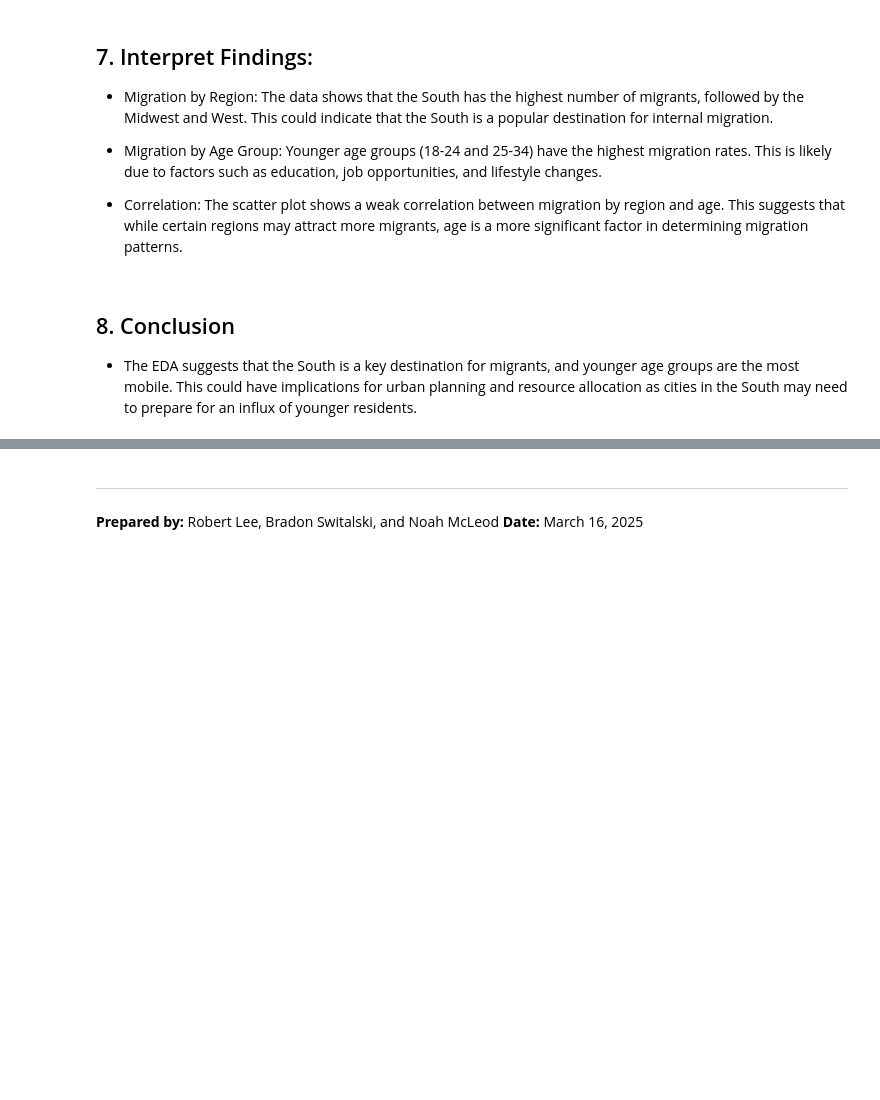
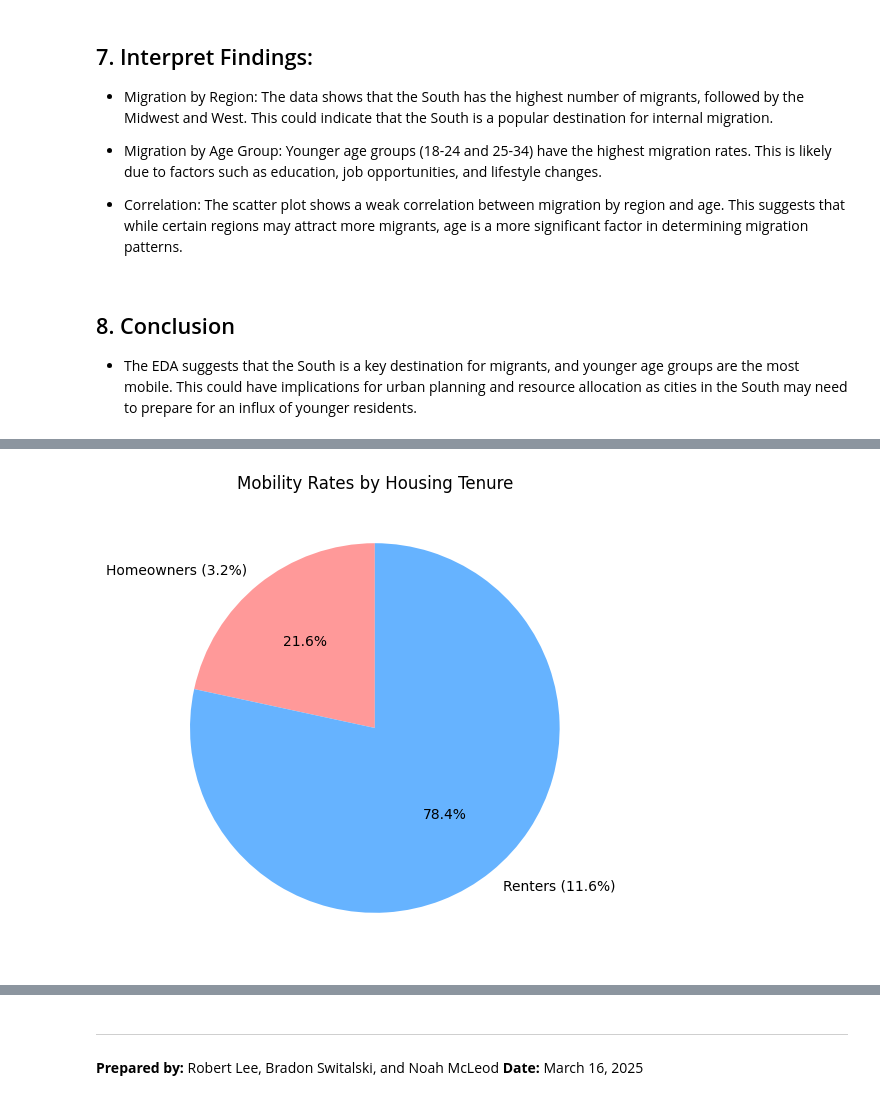
Before and after one commit to SteamedTofu2/DAT490-Capstone, a Jupyter notebook: EDA.ipynb, the cells around one changed output, grey strips where cells are left out. Saved outputs shown, nothing was run; the diff lists cells and outputs as text; code cells hidden in the pictures; blank space fills up the shorter version.

```diff
--- a/EDA.ipynb
+++ b/EDA.ipynb
@@ -341,0 +426,11 @@ plt.show()
+# %%
+labels = ["Homeowners (3.2%)", "Renters (11.6%)"]
+sizes = [3.2, 11.6]
+colors = ['#ff9999', '#66b3ff']
+
+plt.figure(figsize=(6, 6))
+plt.pie(sizes, labels=labels, colors=colors, autopct='%1.1f%%', startangle=90)
+plt.title("Mobility Rates by Housing Tenure")
+plt.show()
+# %% [output]
+[figure, added]
```
Also changed, not shown: parts of 5 cells of this notebook.
